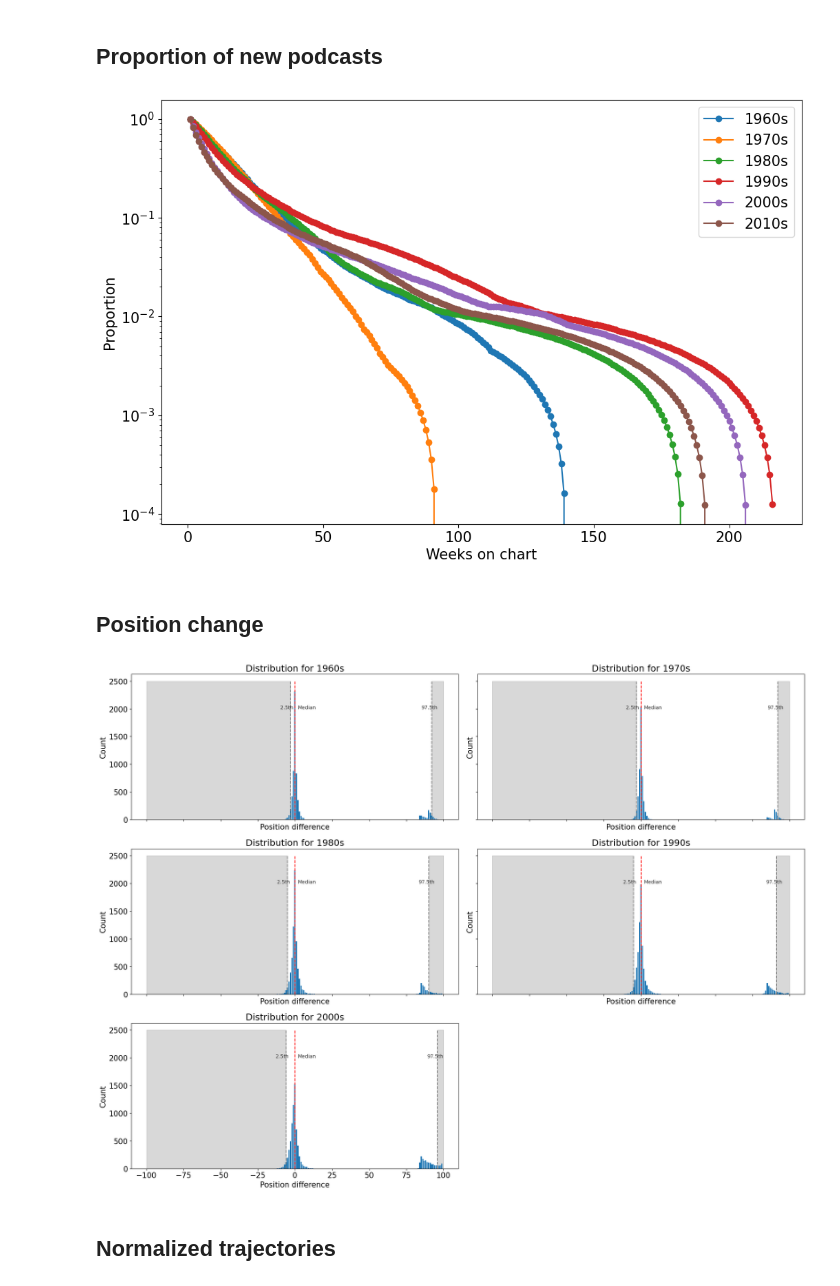
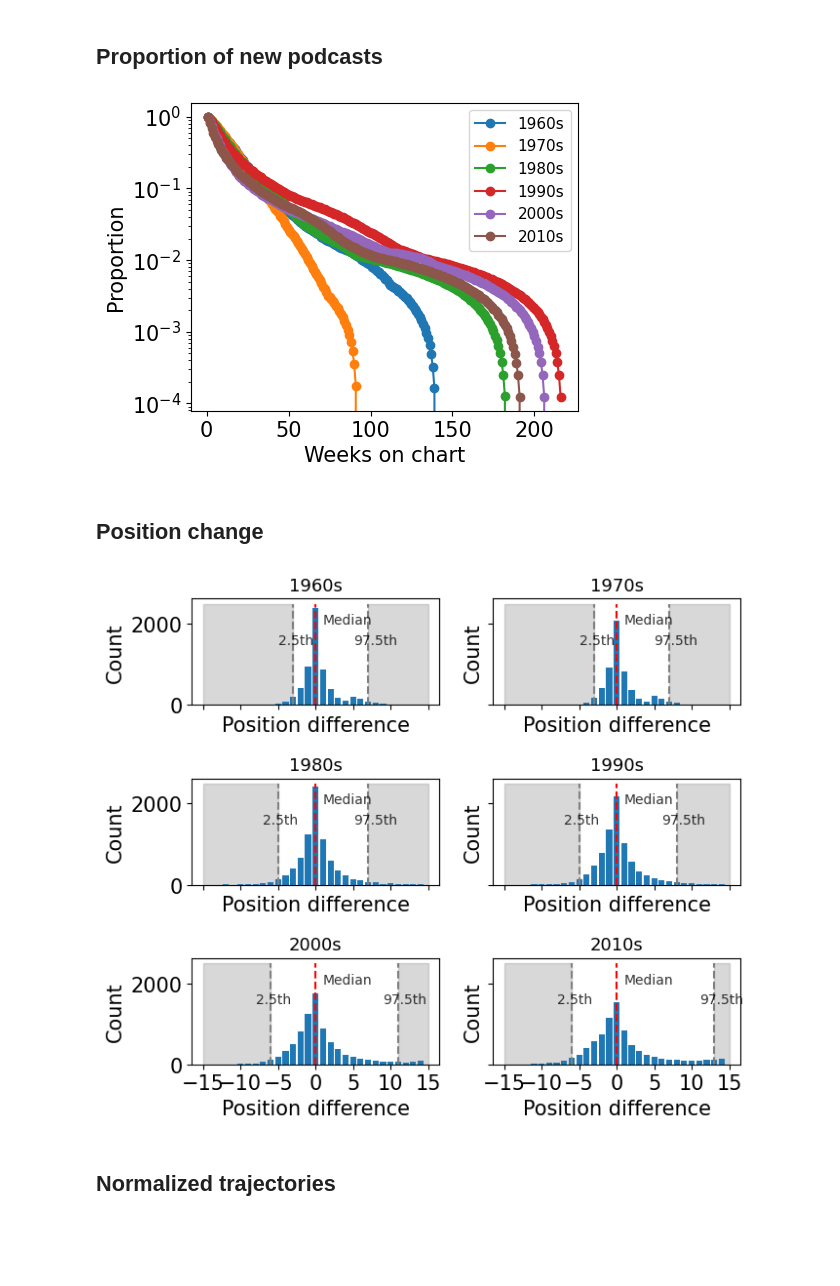
Before and after one commit to martalech/pop_charts_dynamics, a Jupyter notebook: books/books_statistics.ipynb, the cells around one changed output. Saved outputs shown, nothing was run; the diff lists cells and outputs as text; code cells hidden in the pictures; blank space fills up the shorter version.

```diff
--- a/books/books_statistics.ipynb
+++ b/books/books_statistics.ipynb
@@ -72,25 +72,25 @@ plt.show()
 books_chart["new_book"] = books_chart["last_week_position"].map(
     lambda position: True if np.isnan(position) else False)
 # %%
-plt.figure(figsize=(12, 8))
+plt.figure(figsize=(5, 4))
 
 for year in range(1960, 2020, 10):
     books_from_decade = books_chart[(books_chart["year"] >= year) &\
                                     (books_chart["year"] < year + 10)]
     proportion_of_books_older_than_x_weeks = []
     for i in range(1, 217):
         proportion_of_books_older_than_x_weeks.append(
             books_from_decade[books_from_decade["weeks_on_chart"] >= i].shape[0] / books_from_decade.shape[0])
     plt.plot(range(1, 217), proportion_of_books_older_than_x_weeks, marker='o')
 
 plt.xlabel("Weeks on chart")
 plt.ylabel("Proportion")
-plt.legend([f"{year}s" for year in range(1960, 2020, 10)])
+plt.legend([f"{year}s" for year in range(1960, 2020, 10)], fontsize=11, loc="upper right")
 plt.yscale("log")
 plt.savefig("figures/proportion_of_books_older_than_x_weeks_different_yearly_change.pdf", format="pdf")
 plt.show()
 # %% [output]
-[figure, old version]
+[figure, new version]
 # %% [markdown]
 ## Position change
 # %%
@@ -120,7 +120,7 @@ def calculate_position_difference(position, last_week_position):
 books_chart_with_disappeared_songs["position_change"] = books_chart_with_disappeared_songs.apply(
     lambda x: calculate_position_difference(x["position"], x["last_week_position"]), axis=1)
 # %%
-fig, axes = plt.subplots(3, 2, figsize=(20, 15), sharex=True, sharey=True)
+fig, axes = plt.subplots(3, 2, figsize=(7, 6), sharex=True, sharey=True)
 
 row = 0
 col = 0
@@ -141,31 +141,31 @@ for year in range(1960, 2020, 10):
     axes[row, col].vlines(perecentile_50, ymin=0, ymax=2500, color="red", linestyle='--')
 
     # mark the percentiles
-    rect_left = patches.Rectangle((-100, 0), 100 + perecentile_25, 2500, linewidth=1, edgecolor='grey', facecolor='grey', alpha=0.3)
+    rect_left = patches.Rectangle((-15, 0), 15 + perecentile_25, 2500, linewidth=1, edgecolor='grey', facecolor='grey', alpha=0.3)
     axes[row, col].add_patch(rect_left)
-    axes[row, col].text(perecentile_25 - 7, 2000, "2.5th", size = 10, alpha = 0.8)
-    rect_right = patches.Rectangle((perecentile_975, 0), 100 - perecentile_975, 2500, linewidth=1, edgecolor='grey', facecolor='grey', alpha=0.3)
+    axes[row, col].text(perecentile_25 - 2, 1500, "2.5th", size = 10, alpha = 0.8)
+    rect_right = patches.Rectangle((perecentile_975, 0), 15 - perecentile_975, 2500, linewidth=1, edgecolor='grey', facecolor='grey', alpha=0.3)
     axes[row, col].add_patch(rect_right)
-    axes[row, col].text(perecentile_975 - 7, 2000, "97.5th", size = 10, alpha = 0.8)
+    axes[row, col].text(perecentile_975 - 2, 1500, "97.5th", size = 10, alpha = 0.8)
 
-    axes[row, col].text(perecentile_50 + 2, 2000, "Median", size = 10, alpha = 0.8)
+    axes[row, col].text(perecentile_50 + 1, 2000, "Median", size = 10, alpha = 0.8)
 
     axes[row, col].bar(count_changes.index, count_changes.values)
-    axes[row, col].set_title(f"Distribution for {year}s")
+    axes[row, col].set_title(f"{year}s", fontsize=13)
     axes[row, col].set_xlabel("Position difference")
     axes[row, col].set_ylabel("Count")
-    axes[row, col].xaxis.set_major_locator(plt.MaxNLocator(10))
+    axes[row, col].xaxis.set_major_locator(plt.MaxNLocator(8))
     col += 1
     if col == 2:
         col = 0
         row += 1
 
-plt.locator_params(axis='x', nbins=10)
+plt.locator_params(axis='x', nbins=8)
 fig.tight_layout()
-plt.savefig("figures/position_difference_distribution.pdf", format="pdf")
+plt.savefig("figures/position_difference_distribution.pdf", format="pdf", bbox_inches="tight")
 plt.show()
 # %% [output]
-[figure, old version]
+[figure, new version]
 # %% [markdown]
 ## Normalized trajectories
 # %%
```
Also changed, not shown: parts of 7 cells of this notebook, 8 other files.
